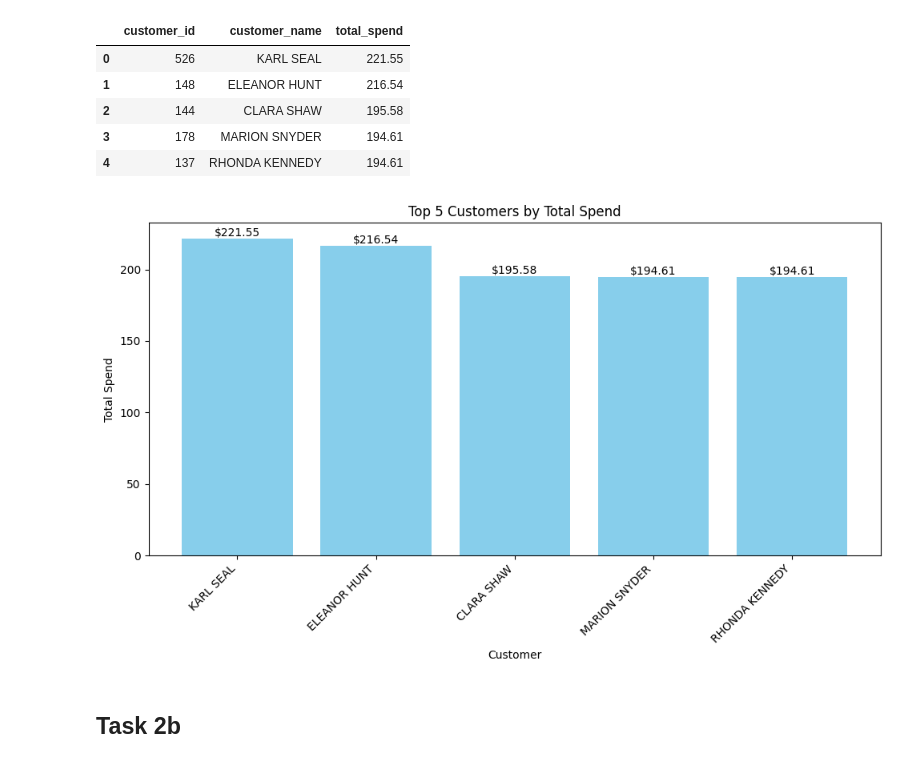
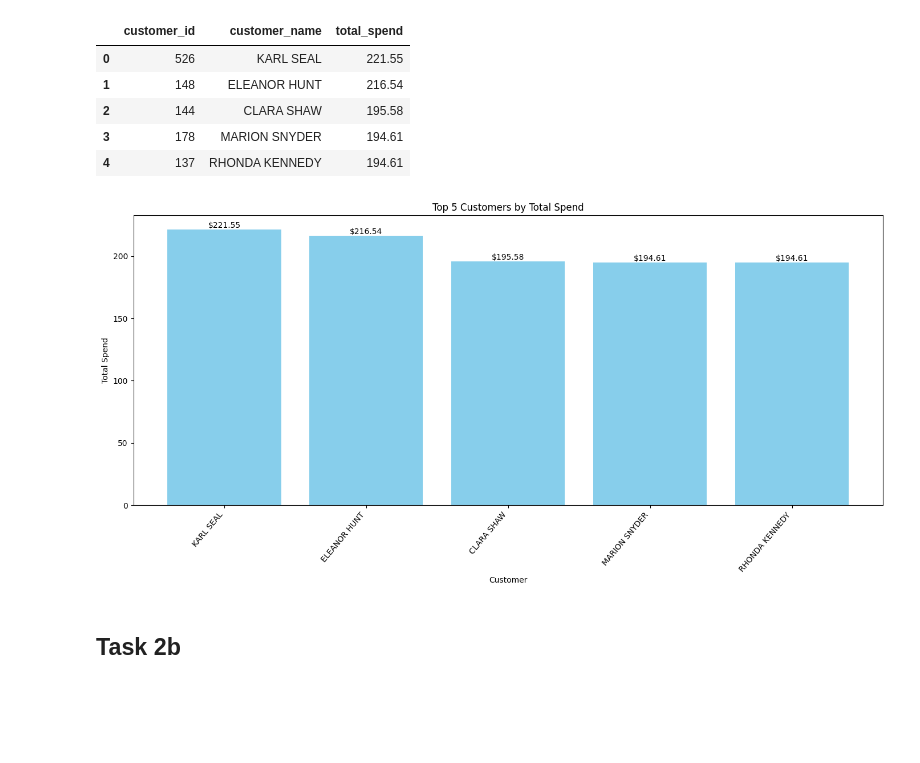
Before and after one commit to NasrWahi/sql_lab1_de25, a Jupyter notebook: duckdb_pandas.ipynb, the cells around one changed output. Drawn from its saved outputs; the diff is of its cells as text; code cells hidden in the pictures; blank space fills up the shorter version.

```diff
--- a/duckdb_pandas.ipynb
+++ b/duckdb_pandas.ipynb
@@ -475,24 +475,24 @@ task2a
 # %%
 # Creating a bar chart for visualization
 import matplotlib.pyplot as plt
 
-plt.figure(figsize=(10,6))
+plt.figure(figsize=(14,7))
 bars = plt.bar(task2a['customer_name'], task2a['total_spend'], color='skyblue')
 plt.xlabel('Customer')
 plt.ylabel('Total Spend')
 plt.title('Top 5 Customers by Total Spend')
-plt.xticks(rotation=45, ha='right')
+plt.xticks(rotation=50, ha='right')
 
 # Adding value labels on top of bars
 for bar in bars:
     height = bar.get_height()
     plt.text(bar.get_x() + bar.get_width()/2.0, height, f'${height:.2f}',
              ha='center', va='bottom')
 
 plt.tight_layout()
 plt.show()
 # %% [output]
-[figure, old version]
+[figure, new version]
 # %% [markdown]
 ## Task 2b
 # %%
```
Also changed, not shown: parts of 1 cell of this notebook.
